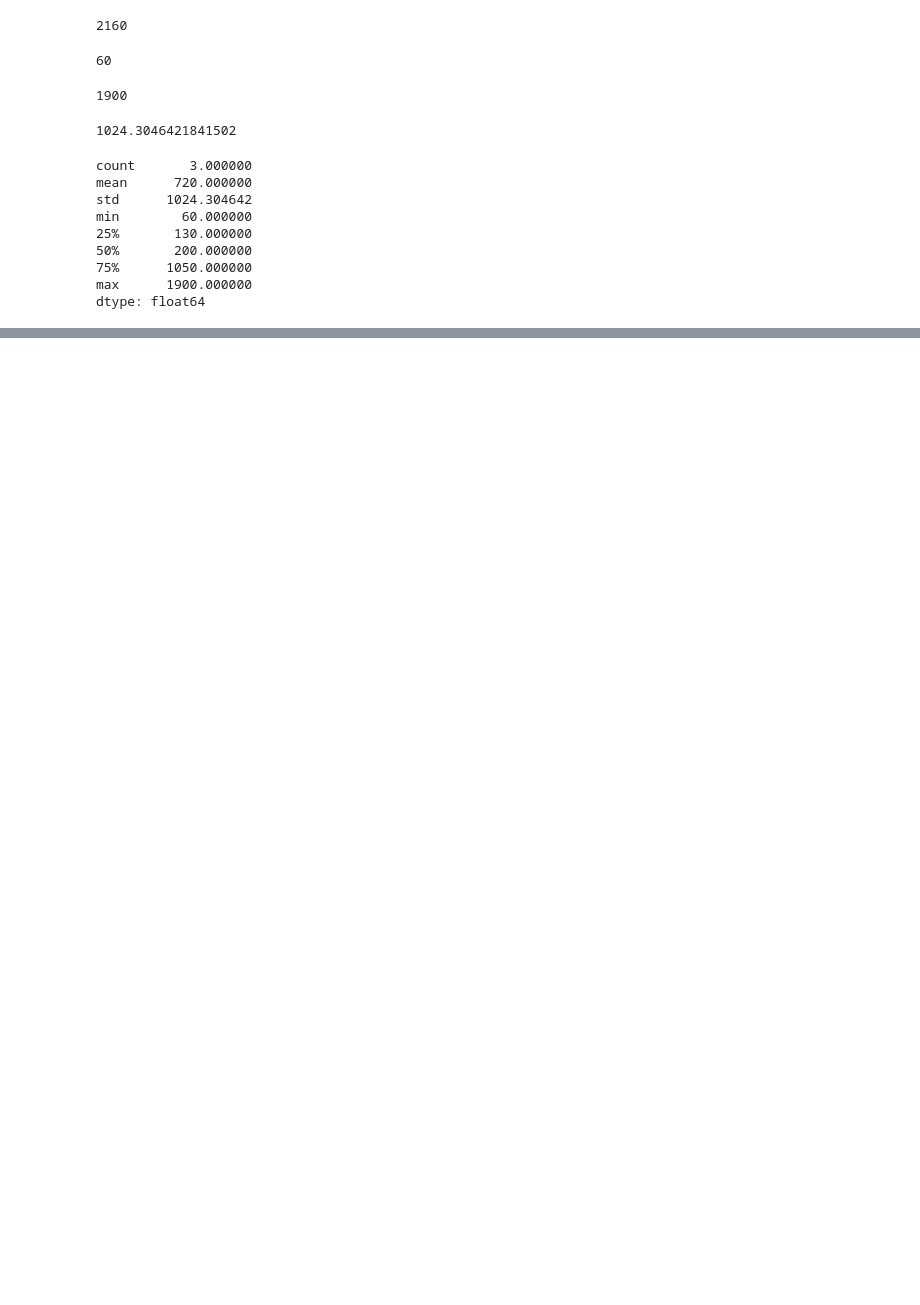
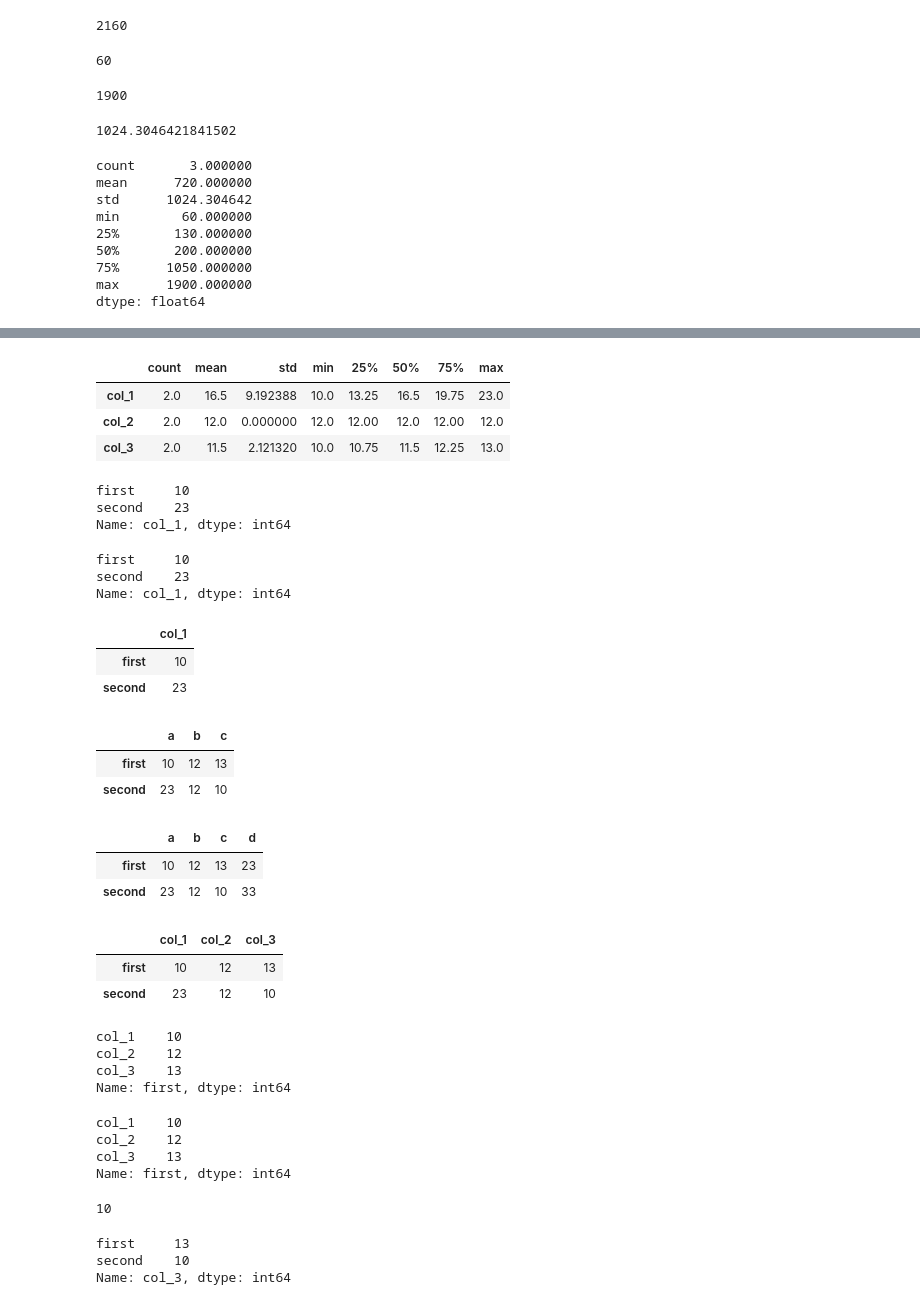
Before and after one commit to M4rcoM04/DSBootcamp, a Jupyter notebook: 01_Tworzenie_obiektów_P.ipynb, the cells around one changed output, grey strips where cells are left out. Cells and saved outputs as stored; diff of their text form; code cells hidden in the pictures; blank space fills up the shorter version.

```diff
--- a/01_Tworzenie_obiektów_P.ipynb
+++ b/01_Tworzenie_obiektów_P.ipynb
@@ -149,0 +231,3 @@ dtype: float64
+# %%
+df = pd.DataFrame(data=[[10, 12, 13], [23, 12, 10]], index=['first', 'second'], columns=['col_1', 'col_2', 'col_3'])
+df
@@ -149,0 +264,76 @@ dtype: float64
+# %%
+df.describe().T
+# %% [output]
+|  | count | mean | std | min | 25% | 50% | 75% | max |
+| col_1 | 2.0 | 16.5 | 9.192388 | 10.0 | 13.25 | 16.5 | 19.75 | 23.0 |
+| col_2 | 2.0 | 12.0 | 0.000000 | 12.0 | 12.00 | 12.0 | 12.00 | 12.0 |
+| col_3 | 2.0 | 11.5 | 2.121320 | 10.0 | 10.75 | 11.5 | 12.25 | 13.0 |
+# %%
+df['col_1'] #otrzymamy typ Series
+# %% [output]
+first     10
+second    23
+Name: col_1, dtype: int64
+# %%
+df.col_1
+# %% [output]
+first     10
+second    23
+Name: col_1, dtype: int64
+# %%
+df[['col_1']] #otrzymamy typ DataFrame
+# %% [output]
+|  | col_1 |
+| first | 10 |
+| second | 23 |
+# %%
+# jak zmienić nazwy kolumn
+df.columns = ['a', 'b', 'c']
+df
+# %% [output]
+|  | a | b | c |
+| first | 10 | 12 | 13 |
+| second | 23 | 12 | 10 |
+# %%
+# tworzenie nowej klumny przez działania na istniejących kolumnach
+df['d'] = df.a + df.c
+df
+# %% [output]
+|  | a | b | c | d |
+| first | 10 | 12 | 13 | 23 |
+| second | 23 | 12 | 10 | 33 |
+# %%
+df = pd.DataFrame(data=[[10, 12, 13], [23, 12, 10]], index=['first', 'second'], columns=['col_1', 'col_2', 'col_3'])
+df
+# %% [output]
+|  | col_1 | col_2 | col_3 |
+| first | 10 | 12 | 13 |
+| second | 23 | 12 | 10 |
+# %%
+#wycinanie wierszy z nazwą
+df.loc['first']
+# %% [output]
+col_1    10
+col_2    12
+col_3    13
+Name: first, dtype: int64
+# %%
+#wycinanie wierszy z numerem indeksu
+df.iloc[0]
+# %% [output]
+col_1    10
+col_2    12
+col_3    13
+Name: first, dtype: int64
+# %%
+# wycinanie konkretnej wartości
+df.loc['first', 'col_1']
+# %% [output]
+10
+# %%
+# wycinanie kolumny z wykorzystaniem .loc
+df.loc[:, 'col_3']
+# %% [output]
+first     13
+second    10
+Name: col_3, dtype: int64
```
Also changed, not shown: parts of 19 cells of this notebook.
